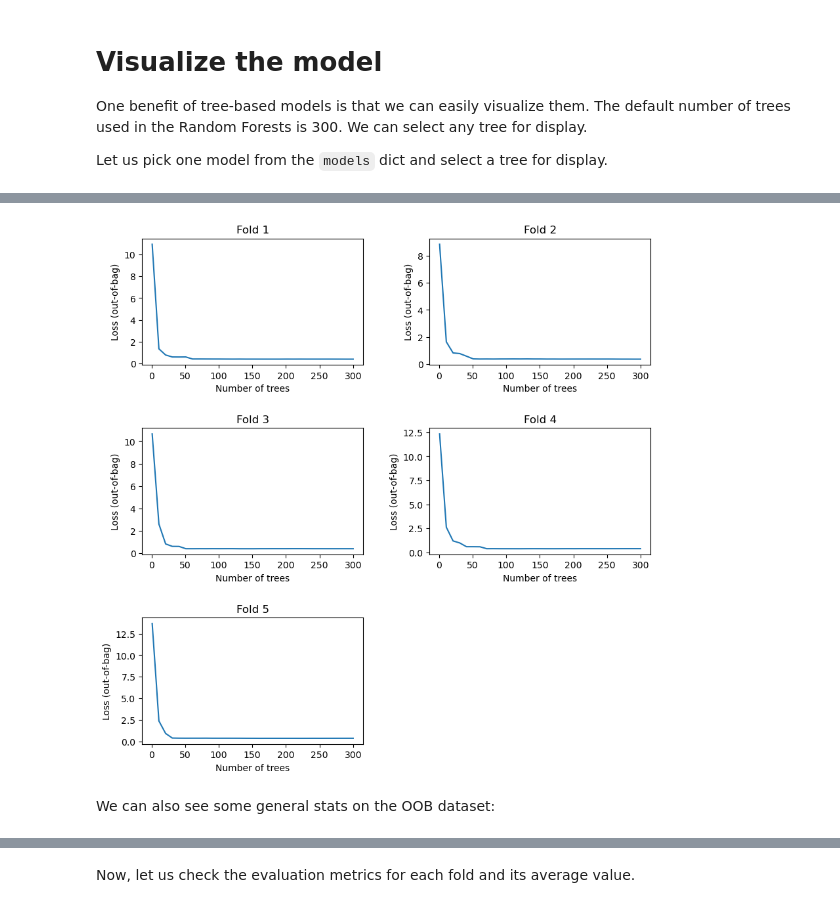
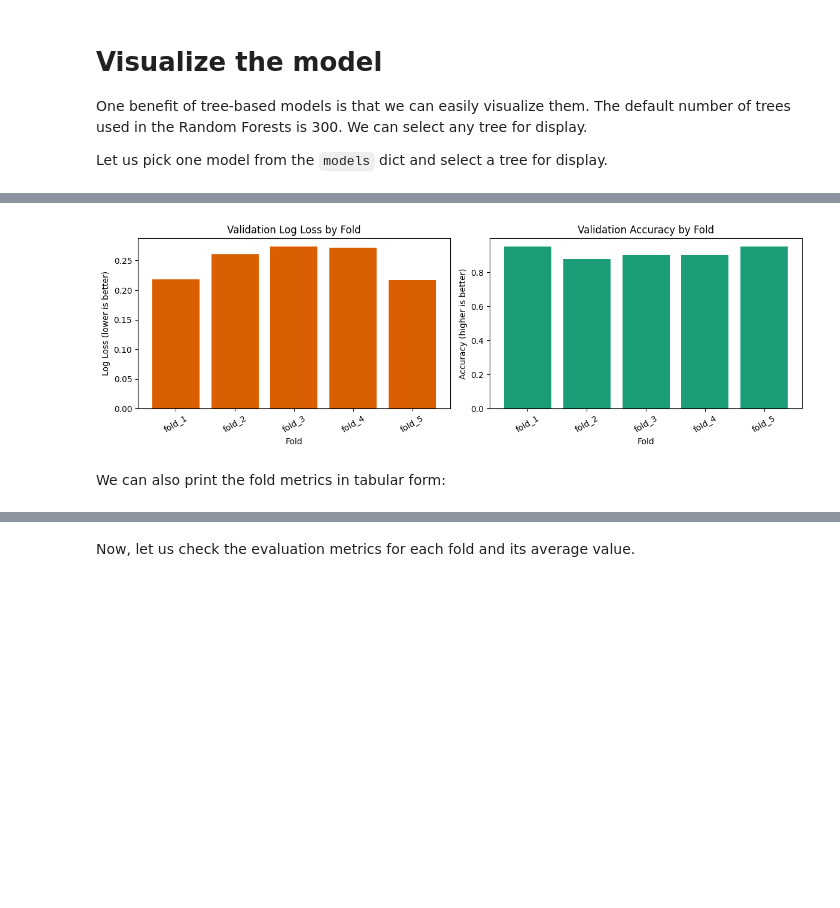
Before and after one commit to trolololoojb/Improving-Cell2Sentence-with-Single-Cell-Foundation-Model-Embeddings, a Jupyter notebook: Gold_Kaggle/identifying-age-related-conditions-w-tfdf.ipynb, the cells around one changed output, grey strips where cells are left out. Cells and saved outputs as stored; diff of their text form; code cells hidden in the pictures; blank space fills up the shorter version.

```diff
--- a/Gold_Kaggle/identifying-age-related-conditions-w-tfdf.ipynb
+++ b/Gold_Kaggle/identifying-age-related-conditions-w-tfdf.ipynb
@@ -44,7 +34,7 @@ TensorFlow Decision Forests v1.3.0
 # %% [markdown]
 # Load the Dataset
 # %%
-dataset_df = pd.read_csv('/kaggle/input/icr-identify-age-related-conditions/train.csv')
+dataset_df = pd.read_csv('../data/train.csv')
 print("Full train dataset shape is {}".format(dataset_df.shape))
 # %% [output]
 Full train dataset shape is (617, 58)
@@ -441,20 +335,26 @@ Note: Smaller values are better for this hyperparameter.
 # %%
-figure, axis = plt.subplots(3, 2, figsize=(10, 10))
-plt.subplots_adjust(hspace=0.5, wspace=0.3)
+fold_names = list(models.keys())
+losses = [cross_entropy[f] for f in fold_names]
+accs = [accuracy[f] for f in fold_names]
 
-for i, fold_no in enumerate(models.keys()):
-    row = i//2
-    col = i % 2
-    logs = models[fold_no].make_inspector().training_logs()
-    axis[row, col].plot([log.num_trees for log in logs], [log.evaluation.loss for log in logs])
-    axis[row, col].set_title(f"Fold {i+1}")
-    axis[row, col].set_xlabel('Number of trees')
-    axis[row, col].set_ylabel('Loss (out-of-bag)')
+figure, axis = plt.subplots(1, 2, figsize=(12, 4))
 
-axis[2][1].set_visible(False)
+axis[0].bar(fold_names, losses, color='#d95f02')
+axis[0].set_title('Validation Log Loss by Fold')
+axis[0].set_xlabel('Fold')
+axis[0].set_ylabel('Log Loss (lower is better)')
+axis[0].tick_params(axis='x', rotation=30)
+
+axis[1].bar(fold_names, accs, color='#1b9e77')
+axis[1].set_title('Validation Accuracy by Fold')
+axis[1].set_xlabel('Fold')
+axis[1].set_ylabel('Accuracy (higher is better)')
+axis[1].tick_params(axis='x', rotation=30)
+
+plt.tight_layout()
 plt.show()
 # %% [output]
-[figure, old version]
+[figure, new version]
 # %% [markdown]
-We can also see some general stats on the OOB dataset:
+We can also print the fold metrics in tabular form:
 # %%
```
Also changed, not shown: parts of 23 cells of this notebook, 2 other files.
